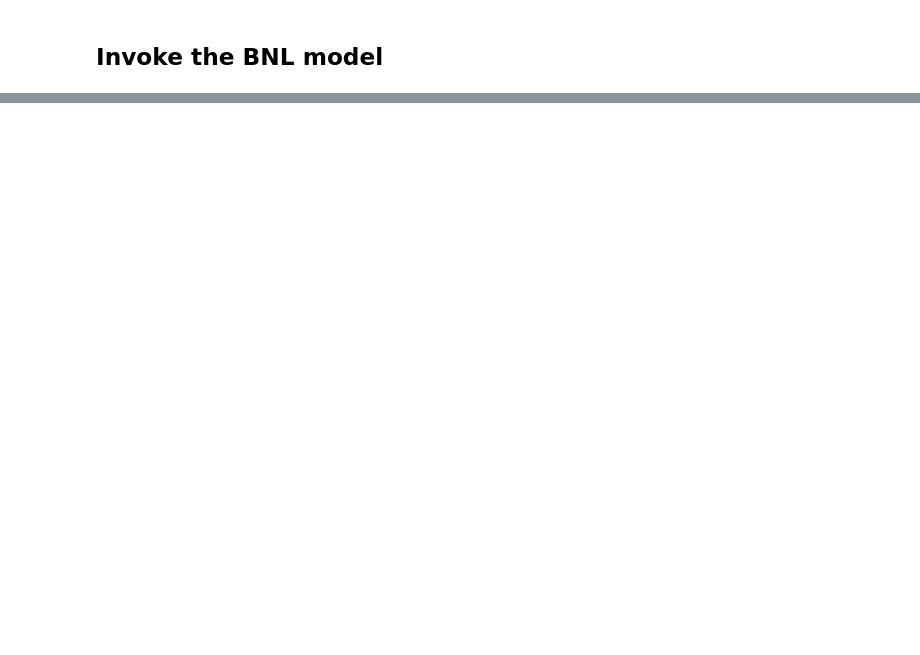
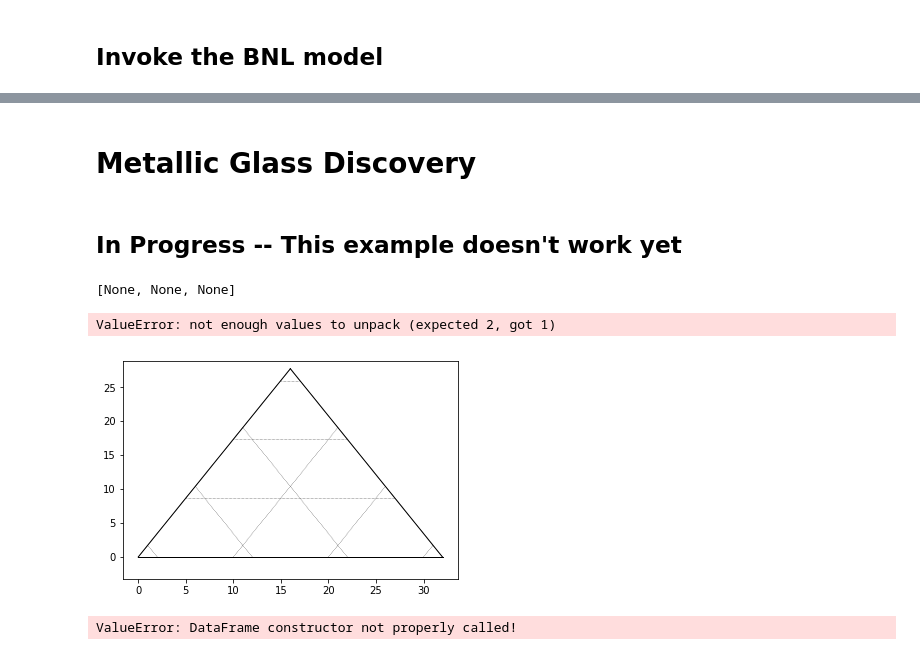
Before and after one commit to DLHub-Argonne/dlhub_containers, a Jupyter notebook: examples/dlhub-demo.ipynb, the cells around one changed output, grey strips where cells are left out. Cells and saved outputs as stored; diff of their text form; code cells hidden in the pictures; blank space fills up the shorter version.

```diff
--- a/examples/dlhub-demo.ipynb
+++ b/examples/dlhub-demo.ipynb
@@ -250,8 +157,0 @@ https://e38ee745-6d04-11e5-ba46-22000b92c6ec.e.globus.org/Yager/model/raw/01470b
-# %%
-r = requests.get("http://35.168.128.54:5000/api/v1/servables")
-r = json.loads(r.text)
-servables = {}
-for s in r:
-    servables[s['name']] = s['uuid']
-
-print ("resnet: " + servables['resnet'])
@@ -260,14 +158,2 @@ resnet: e127fb16-5852-11e8-9c2d-fa7ae01bbebc
 # %% [markdown]
 ## Invoke the BNL model
-# %%
-for d in data:
-    bnl_path = 'http://35.168.128.54:5000/api/v1/servables/%s/run' % servables['resnet']
-    payload = {"data":[d]}
-    r = requests.post(bnl_path, json=payload)
-    lst_res = json.loads(r.text)
-    if isinstance(lst_res, str):
-        lst_res = json.loads(lst_res)
-    res = lst_res[0]
-    d.update({"prediction": res})
-
-    #print (d['file'] + ": " + str(d['result']))
@@ -303,0 +162,12 @@ df_bnl.iloc[0]['prediction']
+# %%
+servable_name = "resnet"
+servable_id = dl.get_id_by_name(servable_name)
+
+preds=[]
+
+for d in data:
+    data = {"data":[d]}
+    res = dl.infer(servable_id, data)
+    preds.append(res[0][0])
+df_bnl['prediction'] = preds
+df_bnl.head()
@@ -303,0 +203,14 @@ df_bnl.iloc[0]['prediction']
+# %% [markdown]
+# Metallic Glass Discovery
+# %% [markdown]
+## In Progress -- This example doesn't work yet
+# %%
+util_path = '{service}/servables/{servable_id}/run'.format(service=dlhub_service,
+                                                              servable_id=servable_id)
+payload = {"data":['Zr', 'Cr', 'Fe']}
+r = requests.post(util_path, json=payload)
+lst_res = json.loads(r.text)
+# %%
+lst_res
+# %% [output]
+[None, None, None]
@@ -303,0 +272,13 @@ df_bnl.iloc[0]['prediction']
+# %%
+ternary_from_data(lst_res)
+# %% [output]
+ValueError: not enough values to unpack (expected 2, got 1)
+[figure, added]
+# %%
+servable_name = "bmg"
+servable_id = dl.get_id_by_name(servable_name)
+
+data = {"data":['Zr', 'Cr', 'Fe']}
+res = dl.infer(servable_id, data)
+# %% [output]
+ValueError: DataFrame constructor not properly called!
```
Also changed, not shown: parts of 30 cells of this notebook, 2 other files.
